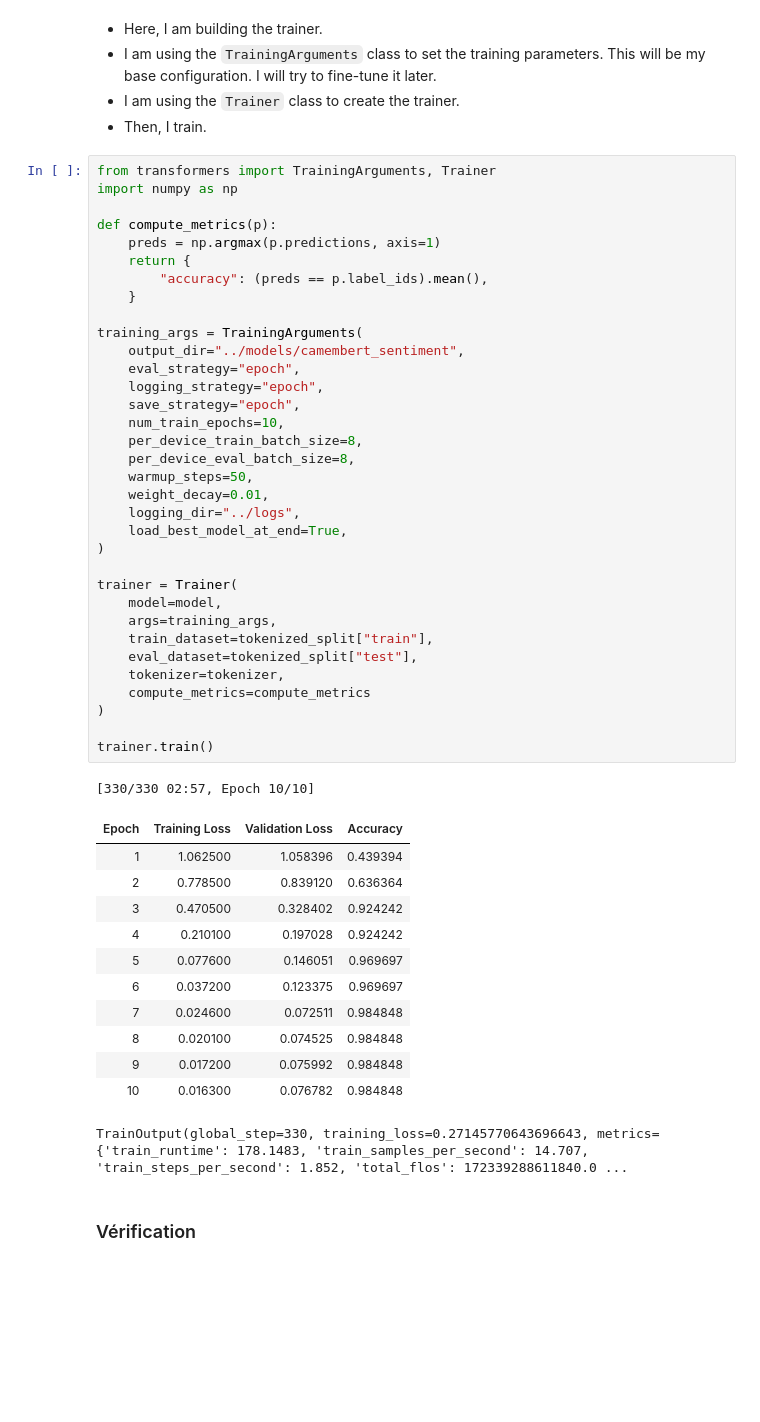
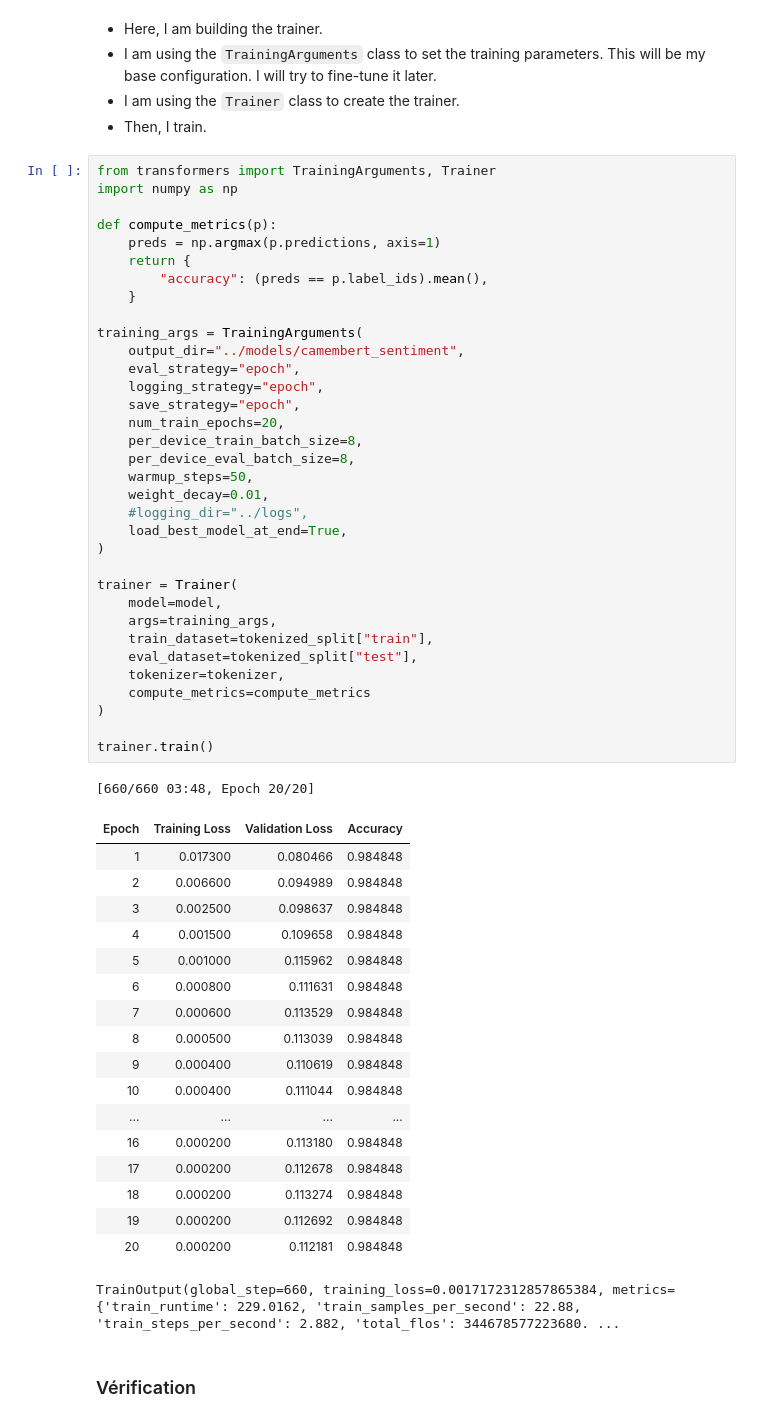
Before and after one commit to Jyok1m/ai-wedder-microservice, a Jupyter notebook: notebooks/01_classifier.ipynb, the cells around one changed output. Saved outputs shown, nothing was run; the diff lists cells and outputs as text; blank space fills up the shorter version.

```diff
--- a/notebooks/01_classifier.ipynb
+++ b/notebooks/01_classifier.ipynb
@@ -157,47 +134,53 @@ import numpy as np
 def compute_metrics(p):
     preds = np.argmax(p.predictions, axis=1)
     return {
         "accuracy": (preds == p.label_ids).mean(),
     }
 
 training_args = TrainingArguments(
     output_dir="../models/camembert_sentiment",
     eval_strategy="epoch",
     logging_strategy="epoch",
     save_strategy="epoch",
-    num_train_epochs=10,
+    num_train_epochs=20,
     per_device_train_batch_size=8,
     per_device_eval_batch_size=8,
     warmup_steps=50,
     weight_decay=0.01,
-    logging_dir="../logs",
+    #logging_dir="../logs",
     load_best_model_at_end=True,
 )
 
 trainer = Trainer(
     model=model,
     args=training_args,
     train_dataset=tokenized_split["train"],
     eval_dataset=tokenized_split["test"],
     tokenizer=tokenizer,
     compute_metrics=compute_metrics
 )
 
 trainer.train()
 # %% [output]
-[330/330 02:57, Epoch 10/10]
+[660/660 03:48, Epoch 20/20]
 | Epoch | Training Loss | Validation Loss | Accuracy |
-| 1 | 1.062500 | 1.058396 | 0.439394 |
-| 2 | 0.778500 | 0.839120 | 0.636364 |
-| 3 | 0.470500 | 0.328402 | 0.924242 |
-| 4 | 0.210100 | 0.197028 | 0.924242 |
-| 5 | 0.077600 | 0.146051 | 0.969697 |
-| 6 | 0.037200 | 0.123375 | 0.969697 |
-| 7 | 0.024600 | 0.072511 | 0.984848 |
-| 8 | 0.020100 | 0.074525 | 0.984848 |
-| 9 | 0.017200 | 0.075992 | 0.984848 |
-| 10 | 0.016300 | 0.076782 | 0.984848 |
+| 1 | 0.017300 | 0.080466 | 0.984848 |
+| 2 | 0.006600 | 0.094989 | 0.984848 |
+| 3 | 0.002500 | 0.098637 | 0.984848 |
+| 4 | 0.001500 | 0.109658 | 0.984848 |
+| 5 | 0.001000 | 0.115962 | 0.984848 |
+| 6 | 0.000800 | 0.111631 | 0.984848 |
+| 7 | 0.000600 | 0.113529 | 0.984848 |
+| 8 | 0.000500 | 0.113039 | 0.984848 |
+| 9 | 0.000400 | 0.110619 | 0.984848 |
+| 10 | 0.000400 | 0.111044 | 0.984848 |
+| ... | ... | ... | ... |
+| 16 | 0.000200 | 0.113180 | 0.984848 |
+| 17 | 0.000200 | 0.112678 | 0.984848 |
+| 18 | 0.000200 | 0.113274 | 0.984848 |
+| 19 | 0.000200 | 0.112692 | 0.984848 |
+| 20 | 0.000200 | 0.112181 | 0.984848 |
-TrainOutput(global_step=330, training_loss=0.27145770643696643, metrics={'train_runtime': 178.1483, 'train_samples_per_second': 14.707, 'train_steps_per_second': 1.852, 'total_flos': 172339288611840.0 ...
+TrainOutput(global_step=660, training_loss=0.0017172312857865384, metrics={'train_runtime': 229.0162, 'train_samples_per_second': 22.88, 'train_steps_per_second': 2.882, 'total_flos': 344678577223680. ...
 # %% [markdown]
 ### Vérification
 # %%
```
Also changed, not shown: parts of 10 cells of this notebook, 1 other file.
